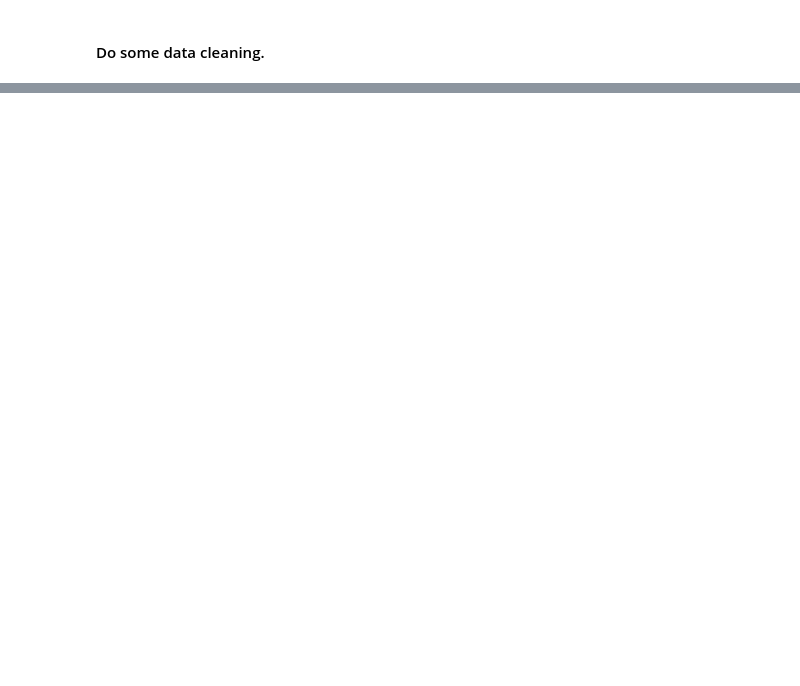
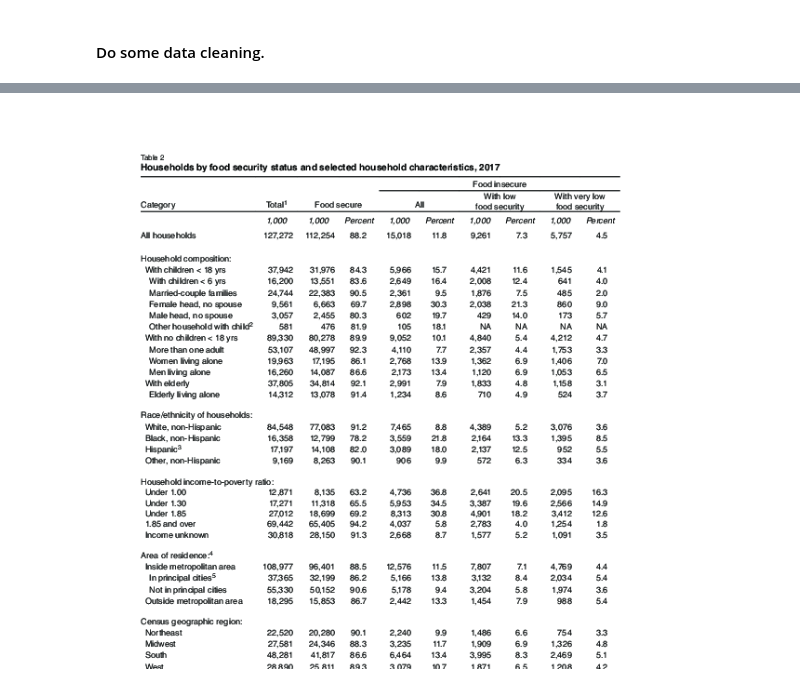
Before and after one commit to JoeYerardi/data-plus-narrative-2019-advanced-data-from-documents, a Jupyter notebook: pdf-conversion-with-python.ipynb, the cells around one changed output, grey strips where cells are left out. Saved outputs shown, nothing was run; the diff lists cells and outputs as text; code cells hidden in the pictures; blank space fills up the shorter version.

```diff
--- a/pdf-conversion-with-python.ipynb
+++ b/pdf-conversion-with-python.ipynb
@@ -243,0 +280,6 @@ ca_warn_notices.head()
+# %%
+cropped = pdf.pages[21].crop((0, 0, pdf.pages[21].width, pdf.pages[21].height-190))
+im_cropped = cropped.to_image()
+im_cropped
+# %% [output]
+[figure, added]
```
Also changed, not shown: parts of 14 cells of this notebook.
